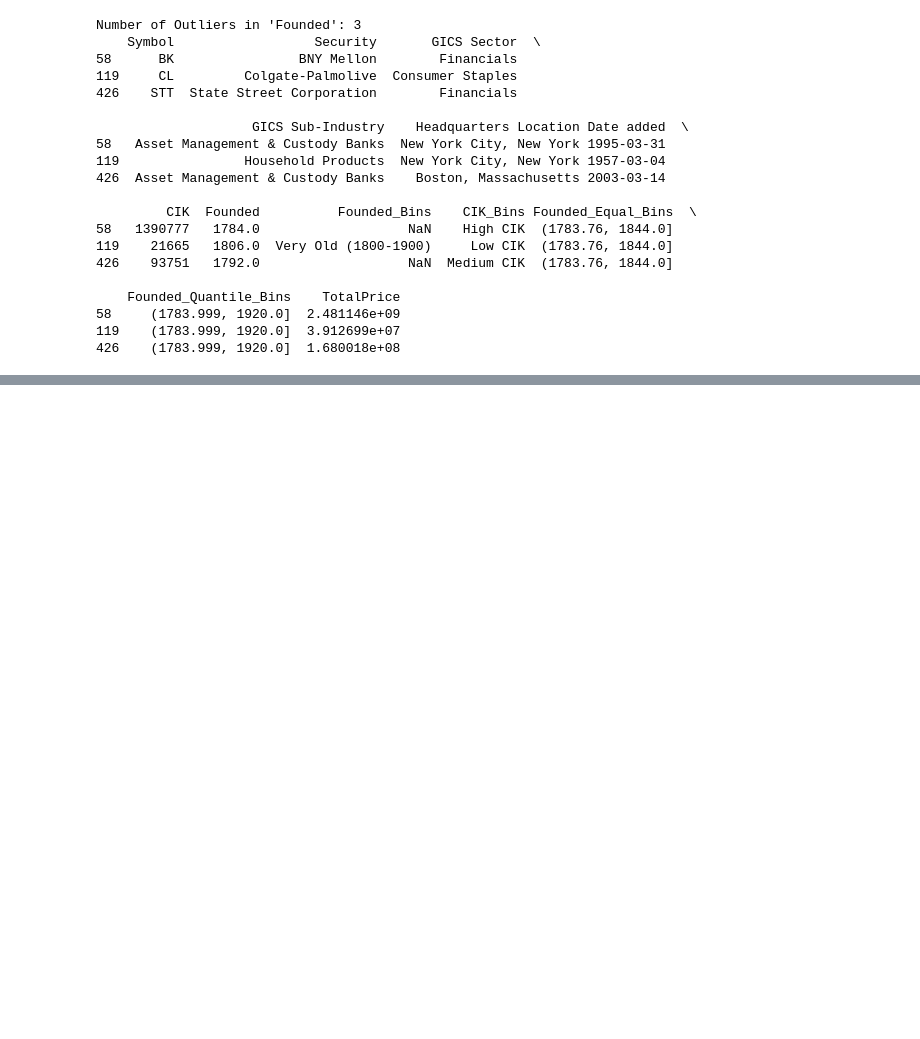
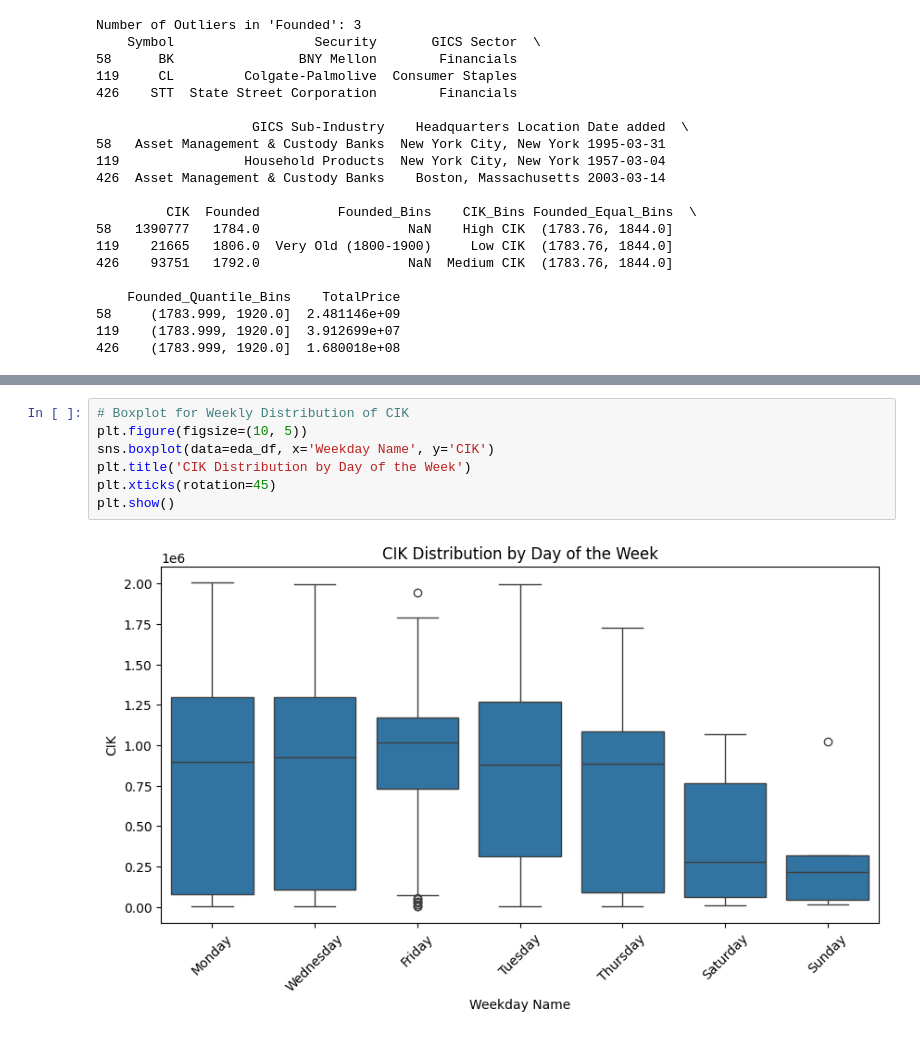
Before and after one commit to Teja220/EDA, a Jupyter notebook: 21BDS0277.ipynb, the cells around one changed output, grey strips where cells are left out. Drawn from its saved outputs; the diff is of its cells as text; blank space fills up the shorter version.

```diff
--- a/21BDS0277.ipynb
+++ b/21BDS0277.ipynb
@@ -333,0 +956,9 @@ Number of Outliers in 'Founded': 3
+# %%
+# Boxplot for Weekly Distribution of CIK
+plt.figure(figsize=(10, 5))
+sns.boxplot(data=eda_df, x='Weekday Name', y='CIK')
+plt.title('CIK Distribution by Day of the Week')
+plt.xticks(rotation=45)
+plt.show()
+# %% [output]
+[figure, added]
```
Also changed, not shown: parts of 46 cells of this notebook.
